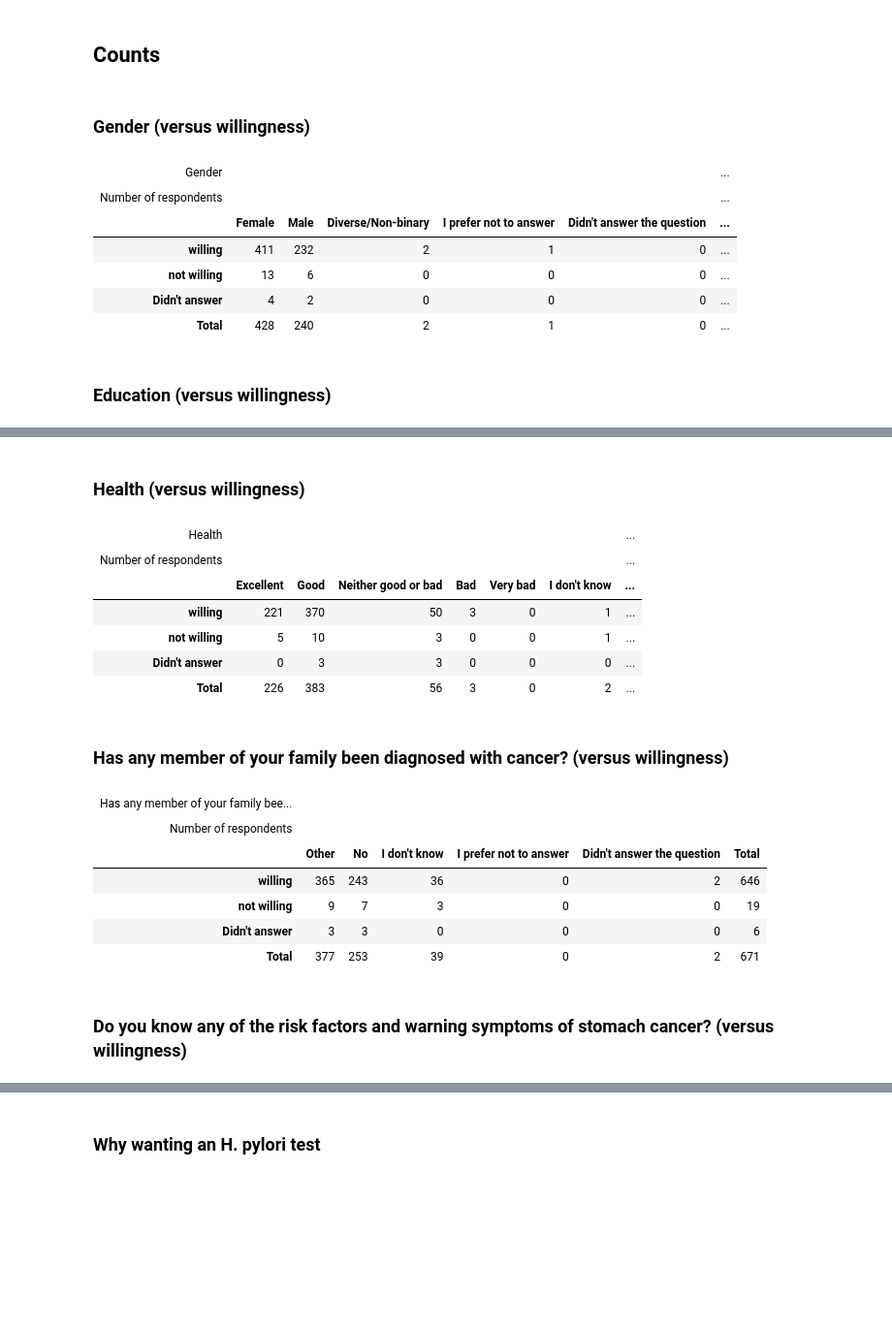
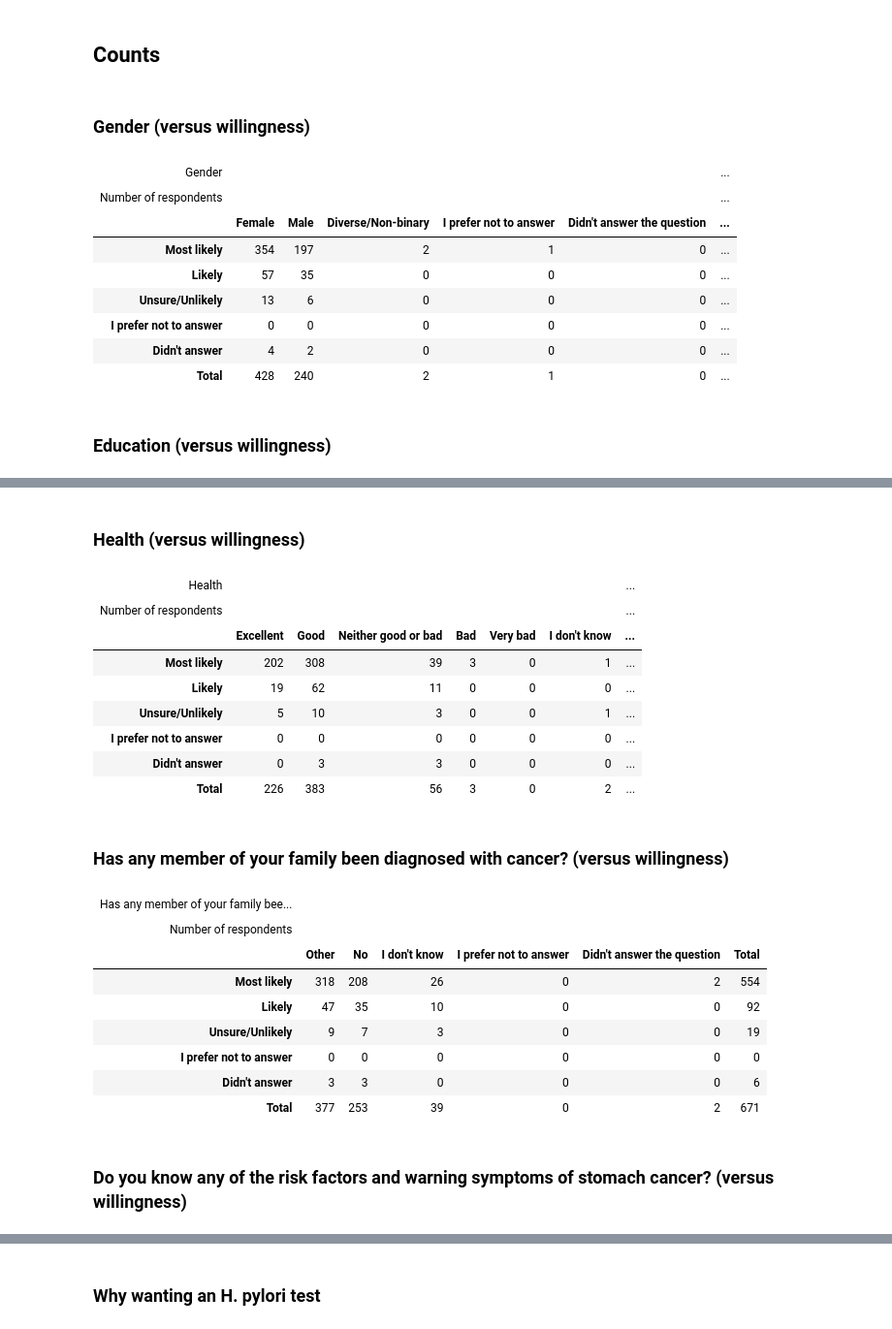
Before and after one commit to omesalles/togas, a Jupyter notebook: scripts/descriptive-participants-answers.ipynb, the cells around one changed output, grey strips where cells are left out. Shown at 97% size. Saved outputs shown, nothing was run; the diff lists cells and outputs as text; code cells hidden in the pictures; blank space fills up the shorter version.

```diff
--- a/scripts/descriptive-participants-answers.ipynb
+++ b/scripts/descriptive-participants-answers.ipynb
@@ -36,9 +36,9 @@ categorical_fields = c("Gender"="gender",
                        "Are you aware of the possible consequences of H. pylori infection?"="awareness_pilory",
                        "Have you ever been tested for H. pylori before participating in this study?"="prior_pilory",
                        "Enough information about undergoing testing procedure"="info_testing_procedure",
-                       "Enough information about the necessity of a UBT"="info_urea_test",
-                       "Enough information about the necessity of a follow up UBT"="info_followup",
-                       "Enough information about the necessity of further treatment"="info_further_treatment",
+                       "Enough information about the necessity of a UBT in case of +"="info_urea_test",
+                       "Enough information about the necessity of a follow up UBT if not cured"="info_followup",
+                       "Enough information about the necessity of further treatment if both ineffective"="info_further_treatment",
                        "How do you qualify all information "="quality_info",
                        "How did you find the explanation of the findings?"="postblood_test_explanation",
                        "Was your blood test positive?"="blood_test_result",
@@ -70,7 +70,7 @@ for (heading in names(categorical_fields)) {
   #      )
   #  )
   #)
-  gt_table <- df1 |> gt_two_way("willingness_bin", variable, the_title=heading)
+  gt_table <- df1 |> gt_two_way("willingness", variable, the_title=heading)
   IRdisplay::display_html(gt::as_raw_html(gt_table))
 }
 # %% [output]
@@ -78,8 +78,10 @@ for (heading in names(categorical_fields)) {
 | Gender |  |  |  |  |  | ... |
 | Number of respondents |  |  |  |  |  | ... |
 |  | Female | Male | Diverse/Non-binary | I prefer not to answer | Didn't answer the question | ... |
-| willing | 411 | 232 | 2 | 1 | 0 | ... |
-| not willing | 13 | 6 | 0 | 0 | 0 | ... |
+| Most likely | 354 | 197 | 2 | 1 | 0 | ... |
+| Likely | 57 | 35 | 0 | 0 | 0 | ... |
+| Unsure/Unlikely | 13 | 6 | 0 | 0 | 0 | ... |
+| I prefer not to answer | 0 | 0 | 0 | 0 | 0 | ... |
 | Didn't answer | 4 | 2 | 0 | 0 | 0 | ... |
 | Total | 428 | 240 | 2 | 1 | 0 | ... |
 ### Education  (versus willingness)
@@ -91,19 +95,23 @@ for (heading in names(categorical_fields)) {
 | Didn't answer | 4 | 1 | 1 | 0 | ... |
 | Total | 583 | 80 | 5 | 1 | ... |
 ### Health  (versus willingness)
 | Health |  |  |  |  |  |  | ... |
 | Number of respondents |  |  |  |  |  |  | ... |
 |  | Excellent | Good | Neither good or bad | Bad | Very bad | I don't know | ... |
-| willing | 221 | 370 | 50 | 3 | 0 | 1 | ... |
-| not willing | 5 | 10 | 3 | 0 | 0 | 1 | ... |
+| Most likely | 202 | 308 | 39 | 3 | 0 | 1 | ... |
+| Likely | 19 | 62 | 11 | 0 | 0 | 0 | ... |
+| Unsure/Unlikely | 5 | 10 | 3 | 0 | 0 | 1 | ... |
+| I prefer not to answer | 0 | 0 | 0 | 0 | 0 | 0 | ... |
 | Didn't answer | 0 | 3 | 3 | 0 | 0 | 0 | ... |
 | Total | 226 | 383 | 56 | 3 | 0 | 2 | ... |
 ### Has any member of your family been diagnosed with cancer?  (versus willingness)
 | Has any member of your family bee... |  |  |  |  |  |  |
 | Number of respondents |  |  |  |  |  |  |
 |  | Other | No | I don't know | I prefer not to answer | Didn't answer the question | Total |
-| willing | 365 | 243 | 36 | 0 | 2 | 646 |
-| not willing | 9 | 7 | 3 | 0 | 0 | 19 |
+| Most likely | 318 | 208 | 26 | 0 | 2 | 554 |
+| Likely | 47 | 35 | 10 | 0 | 0 | 92 |
+| Unsure/Unlikely | 9 | 7 | 3 | 0 | 0 | 19 |
+| I prefer not to answer | 0 | 0 | 0 | 0 | 0 | 0 |
 | Didn't answer | 3 | 3 | 0 | 0 | 0 | 6 |
 | Total | 377 | 253 | 39 | 0 | 2 | 671 |
 ### Do you know any of the risk factors and warning symptoms of stomach cancer?  (versus willingness)
```
Also changed, not shown: parts of 2 cells of this notebook, 2 other files.
